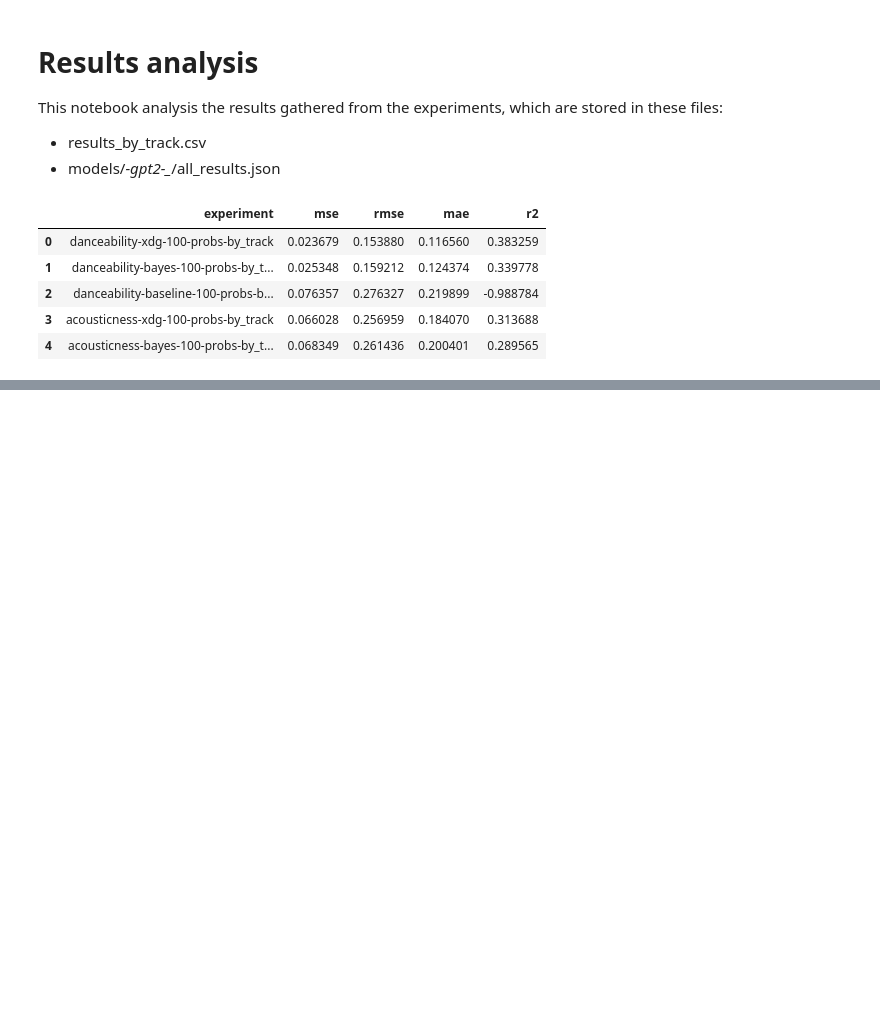
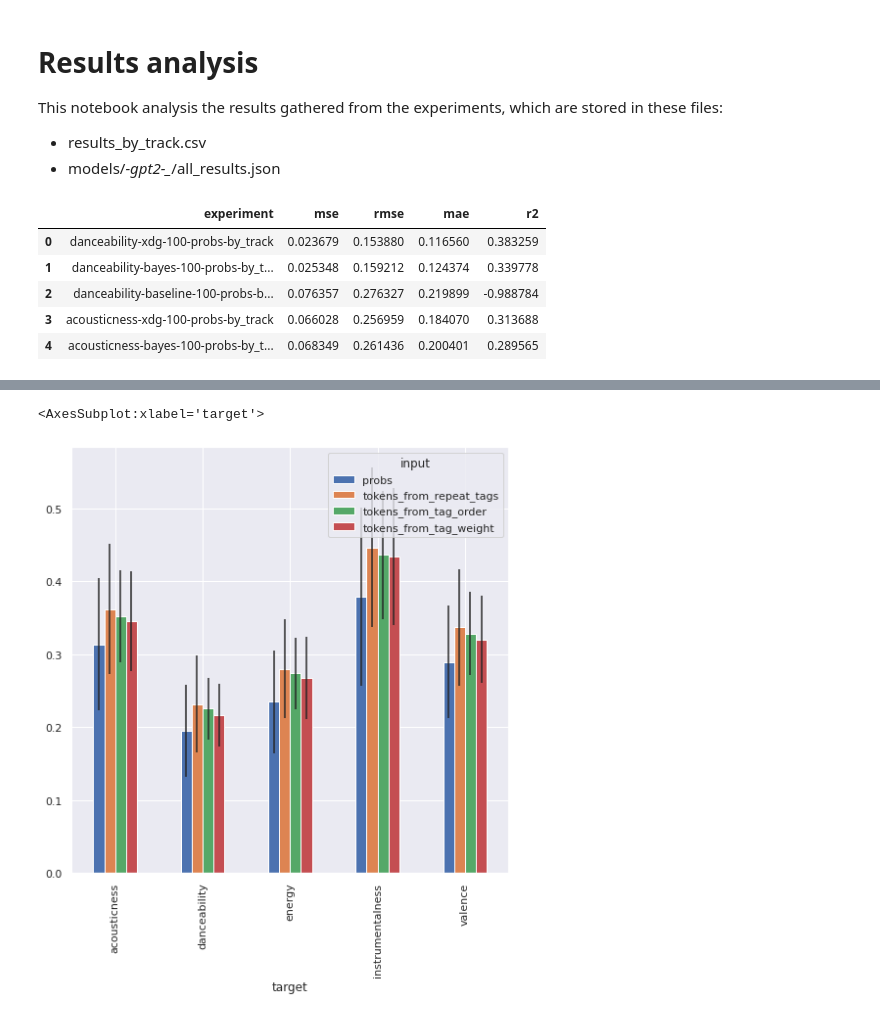
Before and after one commit to jramcast/music-recommendation, a Jupyter notebook: experiments/mylastfm/notebooks/anaylize_results.ipynb, the cells around one changed output, grey strips where cells are left out. Drawn from its saved outputs; the diff is of its cells as text; code cells hidden in the pictures; blank space fills up the shorter version.

```diff
--- a/experiments/mylastfm/notebooks/anaylize_results.ipynb
+++ b/experiments/mylastfm/notebooks/anaylize_results.ipynb
@@ -63,0 +81,7 @@ results[["rmse", "model", "limit"]].groupby(["limit", "model"]).mean().reset_ind
+# %%
+# Find the mean RMSE and std BY input type and target
+mean, std = mean_std_by("input", second_dimension="target")
+mean.plot(figsize=(8,8), kind="bar", yerr=std)
+# %% [output]
+<AxesSubplot:xlabel='target'>
+[figure, added]
```
Also changed, not shown: parts of 8 cells of this notebook.
